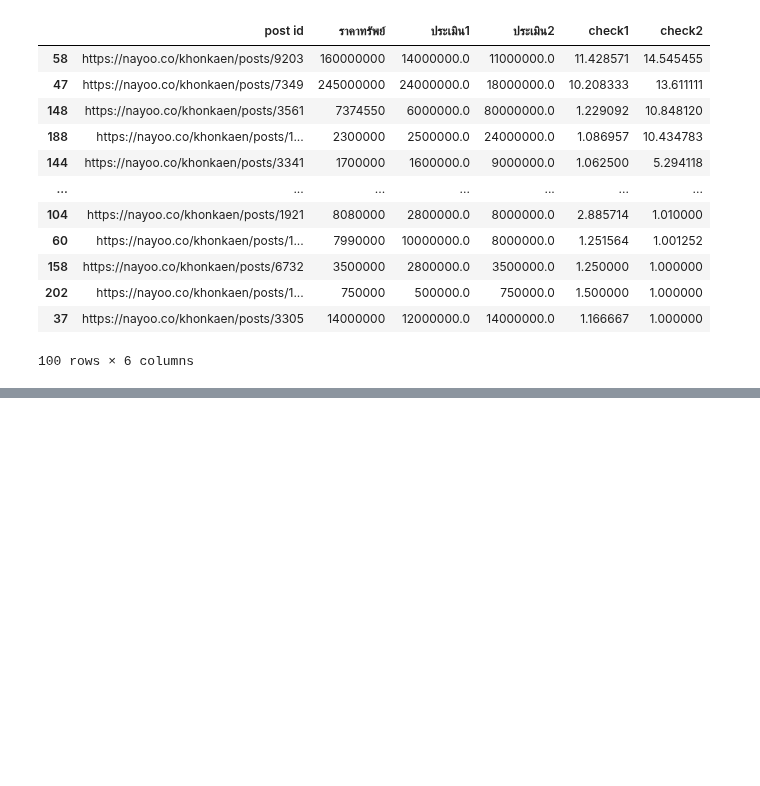
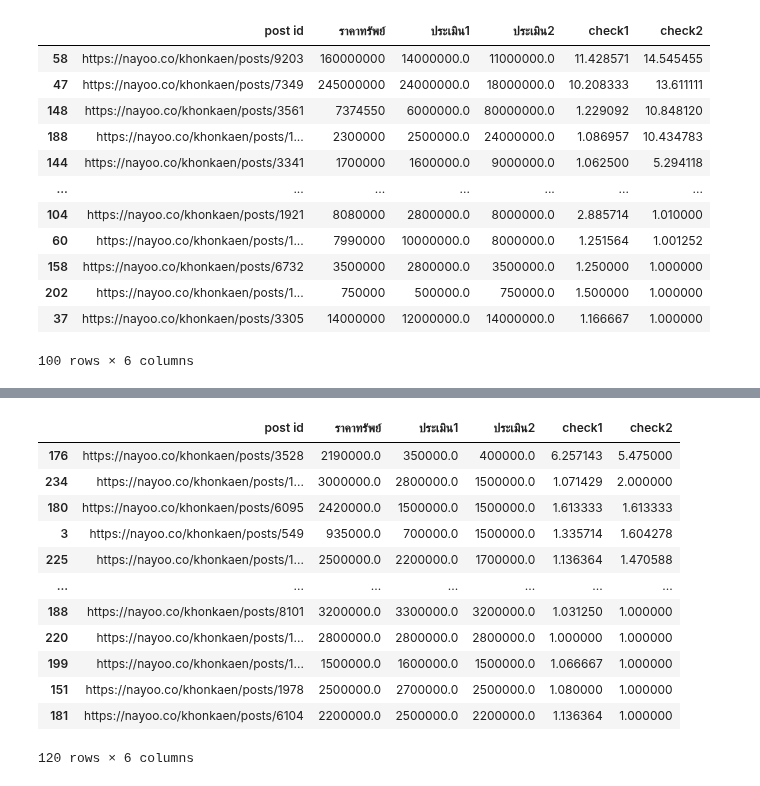
Before and after one commit to nxxk23/bsc_dpdm22, a Jupyter notebook: [dataprep1]property_estimator.ipynb, the cells around one changed output, grey strips where cells are left out. Cells and saved outputs as stored; diff of their text form; code cells hidden in the pictures; blank space fills up the shorter version.

```diff
--- a/[dataprep1]property_estimator.ipynb
+++ b/[dataprep1]property_estimator.ipynb
@@ -1441,0 +1344,16 @@ land.sort_values(by=['check2'],ascending=False)
+# %%
+townhome.sort_values(by=['check2'],ascending=False)
+# %% [output]
+|  | post id | ราคาทรัพย์ | ประเมิน1 | ประเมิน2 | check1 | check2 |
+| 176 | https://nayoo.co/khonkaen/posts/3528 | 2190000.0 | 350000.0 | 400000.0 | 6.257143 | 5.475000 |
+| 234 | https://nayoo.co/khonkaen/posts/1... | 3000000.0 | 2800000.0 | 1500000.0 | 1.071429 | 2.000000 |
+| 180 | https://nayoo.co/khonkaen/posts/6095 | 2420000.0 | 1500000.0 | 1500000.0 | 1.613333 | 1.613333 |
+| 3 | https://nayoo.co/khonkaen/posts/549 | 935000.0 | 700000.0 | 1500000.0 | 1.335714 | 1.604278 |
+| 225 | https://nayoo.co/khonkaen/posts/1... | 2500000.0 | 2200000.0 | 1700000.0 | 1.136364 | 1.470588 |
+| ... | ... | ... | ... | ... | ... | ... |
+| 188 | https://nayoo.co/khonkaen/posts/8101 | 3200000.0 | 3300000.0 | 3200000.0 | 1.031250 | 1.000000 |
+| 220 | https://nayoo.co/khonkaen/posts/1... | 2800000.0 | 2800000.0 | 2800000.0 | 1.000000 | 1.000000 |
+| 199 | https://nayoo.co/khonkaen/posts/1... | 1500000.0 | 1600000.0 | 1500000.0 | 1.066667 | 1.000000 |
+| 151 | https://nayoo.co/khonkaen/posts/1978 | 2500000.0 | 2700000.0 | 2500000.0 | 1.080000 | 1.000000 |
+| 181 | https://nayoo.co/khonkaen/posts/6104 | 2200000.0 | 2500000.0 | 2200000.0 | 1.136364 | 1.000000 |
+120 rows × 6 columns
```
Also changed, not shown: parts of 52 cells of this notebook.
